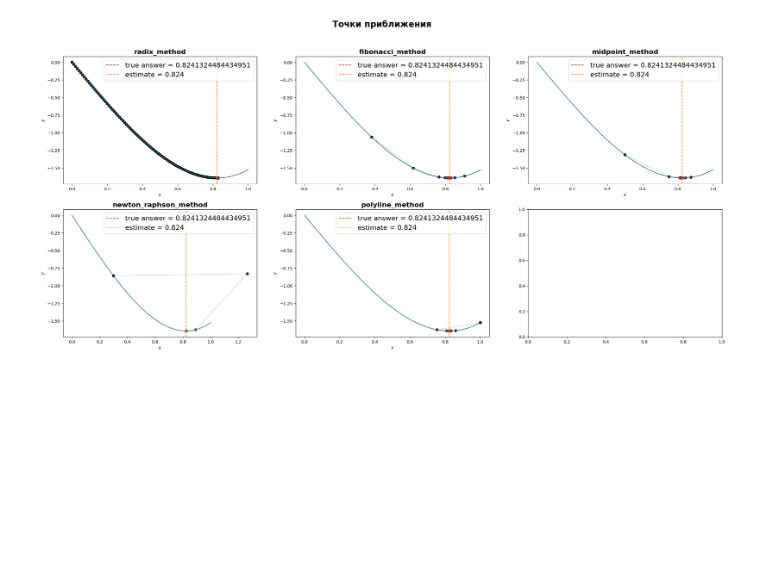
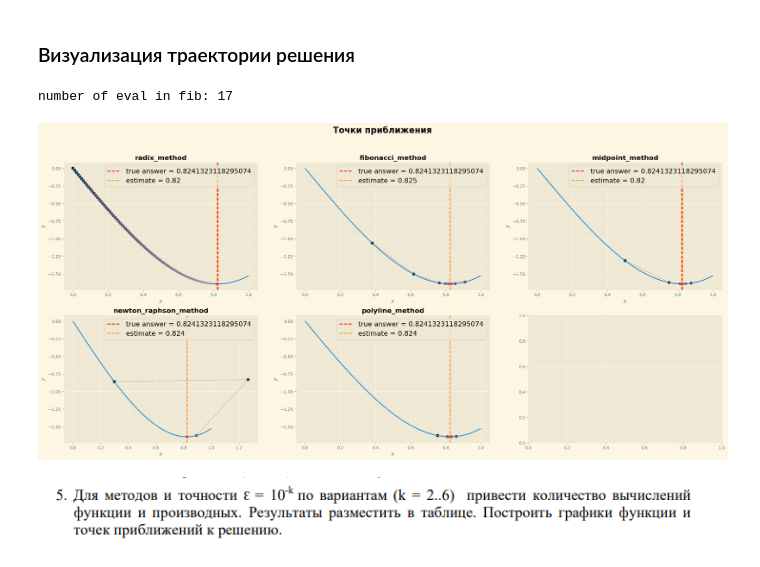
Before and after one commit to WhyNotKo/optimization, a Jupyter notebook: lab 1.ipynb, the cells around one changed output. Drawn from its saved outputs; the diff is of its cells as text; code cells hidden in the pictures; blank space fills up the shorter version.

```diff
--- a/lab 1.ipynb
+++ b/lab 1.ipynb
@@ -6,3 +6,4 @@ import scipy
 from math import *
 import pandas as pd
 from functools import partial
+plt.style.use('Solarize_Light2')
@@ -18,5 +29,5 @@ def deriv2(x):
 # %%
 f = np.vectorize(func)
-minimum = scipy.optimize.minimize(f, 1)
-minimum.x[0]
+minimum = scipy.optimize.minimize(f,method='Powell',bounds=scipy.optimize.Bounds(0,1),x0=0.2)
+minimum
 # %% [output]
@@ -105,5 +133,5 @@ def plotting(axes, i, answer, title):
 # %%
-def porazr(fun,a,b,p = 100,eps = 10**-6, callback=None):
+def bitwise_method(fun,a,b,p = 100,eps = 10**-6, callback=None):
 
     if callback is None:
         callback = lambda c, v: 0
@@ -258,7 +245,7 @@ def midpoint_method(func, deriv, a, b, eps, callback=None):
         k += 1
     return x, k
 # %%
-def newton_method(func, dfunc, d2func, x, eps, max_iter=10_000, callback=None, print_info=False):
+def newton_method(func, dfunc, d2func, x, eps, max_iter=100_000, callback=None, print_info=False):
 
     if callback is None:
         callback = lambda c, v: 0
@@ -357,28 +404,33 @@ iter_number
+# %% [markdown]
+### Визуализация траектории решения
 # %%
-eps = 10**-6
+eps = 10**-2
 fig, axes = plt.subplots(2,3, figsize=(28, 12))
 fig.suptitle("Точки приближения", fontweight="bold", fontsize=20)
 grid = np.linspace(lower_bound, upper_bound, 100)
 
 
 callback = LoggingCallback()  # Не забываем про логирование
-porazr(func, lower_bound, upper_bound, 100, eps, callback=callback)
+bitwise_method(func, lower_bound, upper_bound, 100, eps, callback=callback)
 plotting(axes, 0, minimum.x[0],'radix_method')
 
 callback = LoggingCallback()
 fibonacci_method(func, lower_bound, upper_bound, interval_length=eps, eps=eps/2, callback=callback)
 plotting(axes, 1, minimum.x[0],'fibonacci_method')
 
 callback = LoggingCallback()
 midpoint_method(func, deriv1, lower_bound, upper_bound, eps, callback=callback)
 plotting(axes, 2, minimum.x[0],'midpoint_method')
 
 callback = LoggingCallback()
 newton_raphson_method(func, deriv1, deriv2, 0.3, eps, callback=callback)
 plotting(axes, 3, minimum.x[0],'newton_raphson_method')
 
 callback = LoggingCallback()
 polyline_method(func, deriv1, lower_bound, upper_bound, eps, callback=callback)
 plotting(axes, 4, minimum.x[0],'polyline_method')
 # %% [output]
+number of eval in fib: 17
-[figure, old version]
+[figure, new version]
+# %% [markdown]
+![image.png](attachment:3d84b855-84b9-4c19-b1c2-eb4e3653826b.png)
```
Also changed, not shown: parts of 39 cells of this notebook.
